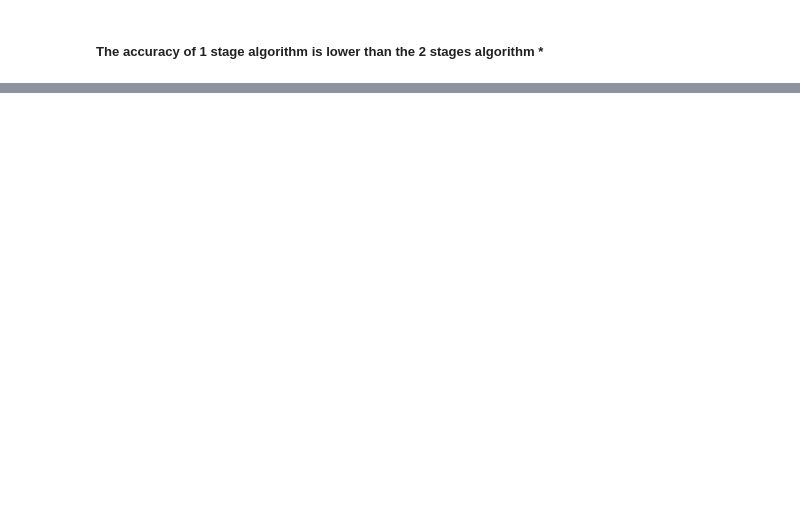
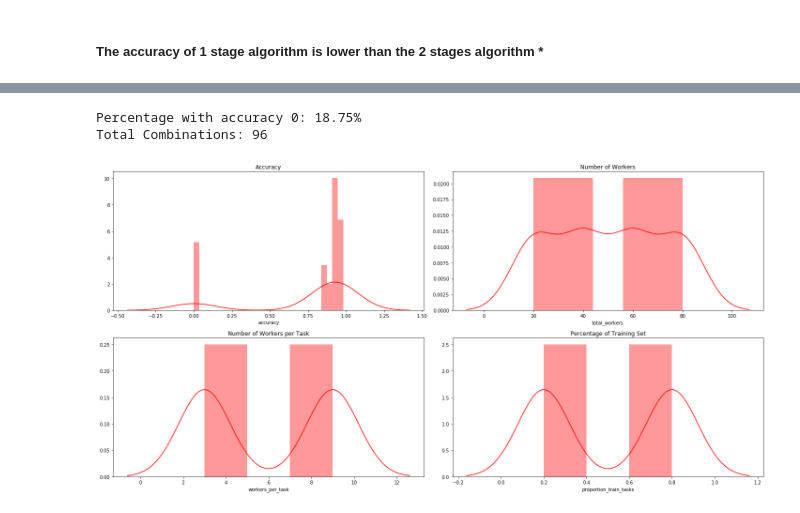
Before and after one commit to MaastrichtU-IDS/crowdsourcing-experiments, a Jupyter notebook: notebooks/Testing Method.ipynb, the cells around one changed output, grey strips where cells are left out. Drawn from its saved outputs; the diff is of its cells as text; code cells hidden in the pictures; blank space fills up the shorter version.

```diff
--- a/notebooks/Testing Method.ipynb
+++ b/notebooks/Testing Method.ipynb
@@ -260,15 +177,0 @@ sim[0][0]
-# %%
-
-    for idx, l in enumerate(sim):
-        mk._update_progress("CrowdED simulation", idx / len(sim))
-        try:
-            if stages == 2:
-                df = mk.crowd_table(total_tasks=l[0], total_workers=l[1], p_hard_tasks=l[2], ptt=l[3], wpt=l[4], nk=l[5])
-            else:
-                df = mk.crowd_table_one_stage(total_tasks=l[0], total_workers=l[1], p_hard_tasks=l[2], ptt=l[3], wpt=l[4], nk=l[5])
-            mat = ConfusionMatrix(df['true_answers'].tolist(), df['worker_answers'].tolist())
-            l.insert(6, round(mat.Overall_ACC, 4))
-            l.insert(7, round(mat.CrossEntropy, 4))
-            l.insert(8, round(sum([i for i in cm.F1.values()]) / len([i for i in cm.F1.values()]), 4))
-        except Exception:
-            pass
@@ -384,0 +194,7 @@ sns.kdeplot(top['alpha'])
+# %%
+tasks = [100, 200, 300]
+workers = [20, 40, 60, 80]
+hard_t = [0.2, 0.8]
+prop = [0.2,0.8]
+wpt = [3,9]
+key = [3]
@@ -384,0 +231,2 @@ sns.kdeplot(top['alpha'])
+# %%
+simulations = pd.DataFrame(simulate_scenarios(tasks, workers, hard_t, prop, wpt, key)).fillna(0)
@@ -384,0 +235,2 @@ sns.kdeplot(top['alpha'])
+# %%
+simulations.columns = ['total_tasks', 'total_workers', 'proportion_hard_tasks','proportion_train_tasks', 'workers_per_task', 'total_keys','accuracy','cross_entropy']
@@ -384,0 +246,24 @@ sns.kdeplot(top['alpha'])
+# %%
+print('Percentage with accuracy 0: {}%\nTotal Combinations: {}'.format(
+    round(len(simulations[simulations['accuracy'] == 0])*100 / len(simulations),2),len(simulations)))
+# %% [output]
+Percentage with accuracy 0: 18.75%
+Total Combinations: 96
+# %%
+plt.figure(figsize=[20, 10])
+plt.subplot(2,2,1)
+sns.distplot(simulations['accuracy'], color="r")
+plt.title('Accuracy')
+plt.subplot(2,2,2)
+sns.distplot(simulations['total_workers'], color="r")
+plt.title('Number of Workers')
+plt.subplot(2,2,3)
+sns.distplot(simulations['workers_per_task'], color="r")
+plt.title('Number of Workers per Task')
+plt.subplot(2,2,4)
+sns.distplot(simulations['proportion_train_tasks'], color="r")
+plt.title('Percentage of Training Set')
+plt.tight_layout()
+#plt.savefig('../reports/test-retest_density_grid.png')
+# %% [output]
+[figure, added]
```
Also changed, not shown: parts of 62 cells of this notebook, 2 other files.
